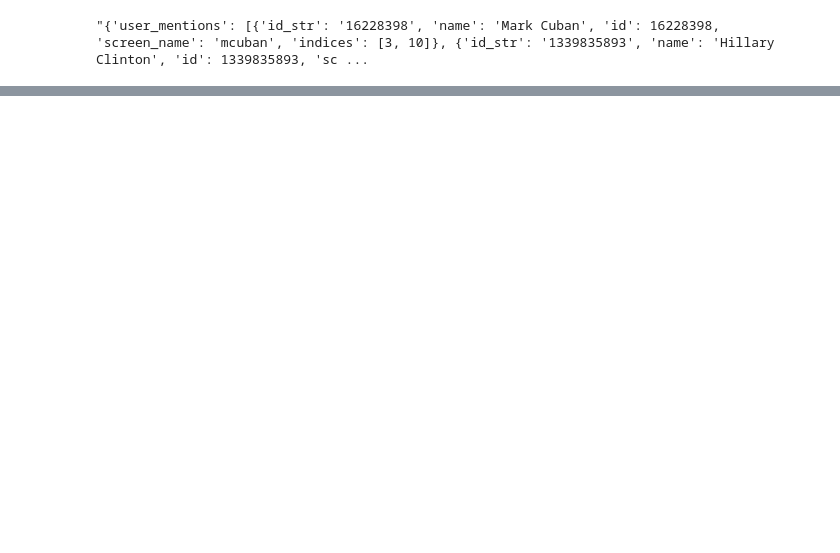
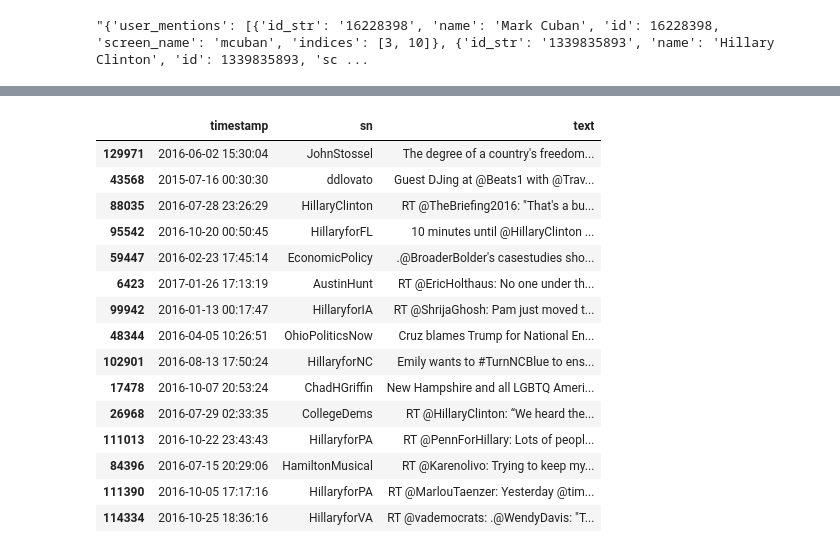
Before and after one commit to RaphaelNash/Data620_Team3, a Jupyter notebook: final_Project/Tweets-TH.ipynb, the cells around one changed output, grey strips where cells are left out. Saved outputs shown, nothing was run; the diff lists cells and outputs as text; code cells hidden in the pictures; blank space fills up the shorter version.

```diff
--- a/final_Project/Tweets-TH.ipynb
+++ b/final_Project/Tweets-TH.ipynb
@@ -362,0 +337,7 @@ for task in tasks:
+# %%
+import os
+retweet_source_path = os.getcwd()+'/tweets/'
+
+files_to_read = os.listdir(retweet_source_path)
+
+exp = pd.read_csv(retweet_source_path+files_to_read[100],index_col=False,sep=';',names=['timestamp','sn','text'],header=0)
@@ -362,0 +372,19 @@ for task in tasks:
+# %%
+retweet_sources.sample(15)
+# %% [output]
+|  | timestamp | sn | text |
+| 129971 | 2016-06-02 15:30:04 | JohnStossel | The degree of a country's freedom... |
+| 43568 | 2015-07-16 00:30:30 | ddlovato | Guest DJing at @Beats1 with @Trav... |
+| 88035 | 2016-07-28 23:26:29 | HillaryClinton | RT @TheBriefing2016: "That's a bu... |
+| 95542 | 2016-10-20 00:50:45 | HillaryforFL | 10 minutes until @HillaryClinton ... |
+| 59447 | 2016-02-23 17:45:14 | EconomicPolicy | .@BroaderBolder's casestudies sho... |
+| 6423 | 2017-01-26 17:13:19 | AustinHunt | RT @EricHolthaus: No one under th... |
+| 99942 | 2016-01-13 00:17:47 | HillaryforIA | RT @ShrijaGhosh: Pam just moved t... |
+| 48344 | 2016-04-05 10:26:51 | OhioPoliticsNow | Cruz blames Trump for National En... |
+| 102901 | 2016-08-13 17:50:24 | HillaryforNC | Emily wants to #TurnNCBlue to ens... |
+| 17478 | 2016-10-07 20:53:24 | ChadHGriffin | New Hampshire and all LGBTQ Ameri... |
+| 26968 | 2016-07-29 02:33:35 | CollegeDems | RT @HillaryClinton: “We heard the... |
+| 111013 | 2016-10-22 23:43:43 | HillaryforPA | RT @PennForHillary: Lots of peopl... |
+| 84396 | 2016-07-15 20:29:06 | HamiltonMusical | RT @Karenolivo: Trying to keep my... |
+| 111390 | 2016-10-05 17:17:16 | HillaryforPA | RT @MarlouTaenzer: Yesterday @tim... |
+| 114334 | 2016-10-25 18:36:16 | HillaryforVA | RT @vademocrats: .@WendyDavis: "T... |
```
Also changed, not shown: parts of 19 cells of this notebook.
